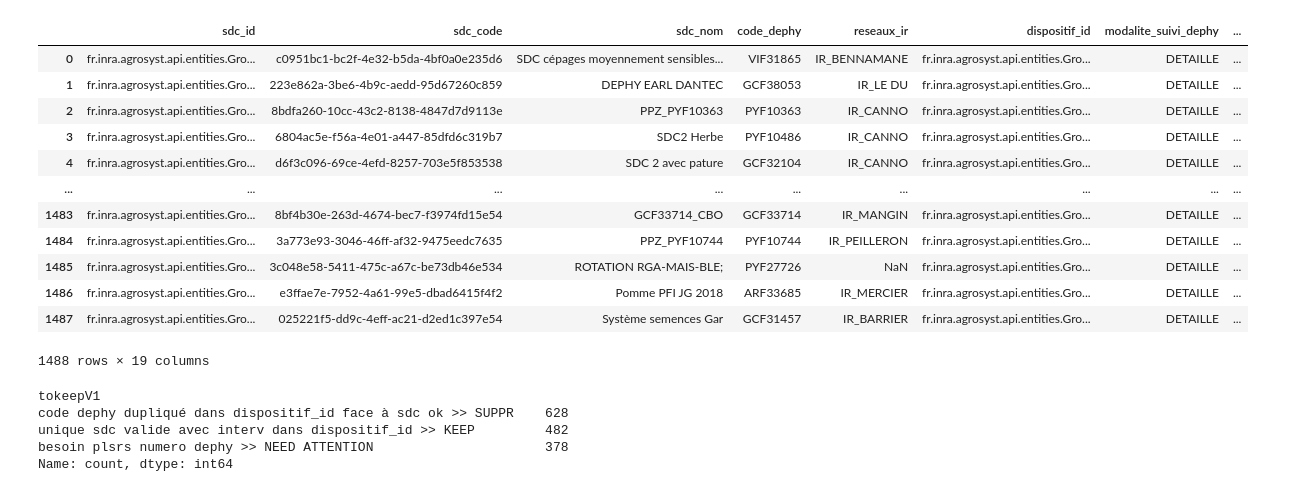
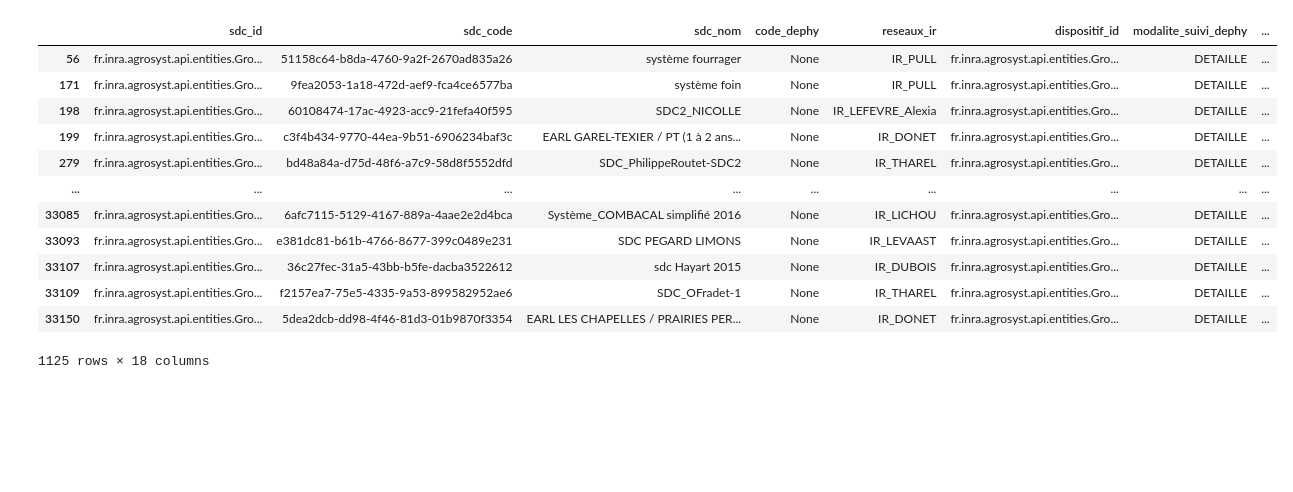
Before and after one commit to beren2/catalogue_script_agrosyst, a Jupyter notebook: thomas_prolong_numdephy/nettoyage_numdephy.ipynb, the cells around one changed output. Saved outputs shown, nothing was run; the diff lists cells and outputs as text; code cells hidden in the pictures; blank space fills up the shorter version.

```diff
--- a/thomas_prolong_numdephy/nettoyage_numdephy.ipynb
+++ b/thomas_prolong_numdephy/nettoyage_numdephy.ipynb
@@ -114 +98,45 @@ dfferme['tokeep'] = np.where(
+# %%
+# Pour tout les sdc, qu'il soit en allégé ou en détaillé, vide ou saisi, mal ou bien, on cherche à capturer tout les numéros déphy associé
+# via le sdc_code d'abord, puis par le dispositif_id, puis le dispositif_code, domaine_id et domaine code
+
+colonnes = ['sdc_code', 'dispositif_id', 'dispositif_code', 'domaine_id', 'domaine_code']
+
+dfs = {
+    col: dfferme.groupby(col)['code_dephy']
+          .agg(lambda x:
+               None if (col.endswith('_code') and x.dropna().empty) or (col.endswith('_id') and len(x)==1 and x.dropna().empty) else
+               x.dropna().unique().tolist() if col.endswith('_code')
+               else x.tolist())
+          .reset_index(name=f'code_dephy_{col}')
+    for col in colonnes
+}
+
+for col in colonnes:
+    dfferme = dfferme.merge(dfs[col], on=col, how='left')
+del dfs
+
+# exemple
+dfferme.loc[(dfferme['code_dephy'].isnull()) & (dfferme['modalite_suivi_dephy'] != 'ALLEGE')]
+
+# Interprétation :
+# Si numéro dephy vide et code_dephy_sdc_code existe, le prendre
+# SAUF si exactement le même nuémro dephy dans code_dephy_dispositif_id. Cela siginifie que l'utilisateur a recrée un sdc qu'il a préféré passé comme principale
+# Si plusieurs code_dephy_sdc_code existe... que faire ?
+# Si numéro dephy vide et code_dephy_sdc_code vide, voir si code_dephy_dispositif_id est vide, si c'est le cas prendre code_dephy_dispositif_code. Cela siginifie que l'utilisateur a bien aucun autre sdc dans le dispositif_id qu'il a préféré et qu'il a juste oublié de marqué le numéro DEPHY, qui est donc celui du dipositif_code !
+# Si plusieurs code_dephy_dispositif_id existe c'est surement que l'utilisateur a plusieurs sdc dans le meme dispositif_id et que chacun a son propre numéro DEPHY. Ce qu est bien !
+# Me principe pour domaine_id et du domaine_code
+# %% [output]
+|  | sdc_id | sdc_code | sdc_nom | code_dephy | reseaux_ir | dispositif_id | modalite_suivi_dephy | ... |
+| 56 | fr.inra.agrosyst.api.entities.Gro... | 51158c64-b8da-4760-9a2f-2670ad835a26 | système fourrager | None | IR_PULL | fr.inra.agrosyst.api.entities.Gro... | DETAILLE | ... |
+| 171 | fr.inra.agrosyst.api.entities.Gro... | 9fea2053-1a18-472d-aef9-fca4ce6577ba | système foin | None | IR_PULL | fr.inra.agrosyst.api.entities.Gro... | DETAILLE | ... |
+| 198 | fr.inra.agrosyst.api.entities.Gro... | 60108474-17ac-4923-acc9-21fefa40f595 | SDC2_NICOLLE | None | IR_LEFEVRE_Alexia | fr.inra.agrosyst.api.entities.Gro... | DETAILLE | ... |
+| 199 | fr.inra.agrosyst.api.entities.Gro... | c3f4b434-9770-44ea-9b51-6906234baf3c | EARL GAREL-TEXIER / PT (1 à 2 ans... | None | IR_DONET | fr.inra.agrosyst.api.entities.Gro... | DETAILLE | ... |
+| 279 | fr.inra.agrosyst.api.entities.Gro... | bd48a84a-d75d-48f6-a7c9-58d8f5552dfd | SDC_PhilippeRoutet-SDC2 | None | IR_THAREL | fr.inra.agrosyst.api.entities.Gro... | DETAILLE | ... |
+| ... | ... | ... | ... | ... | ... | ... | ... | ... |
+| 33085 | fr.inra.agrosyst.api.entities.Gro... | 6afc7115-5129-4167-889a-4aae2e2d4bca | Système_COMBACAL simplifié 2016 | None | IR_LICHOU | fr.inra.agrosyst.api.entities.Gro... | DETAILLE | ... |
+| 33093 | fr.inra.agrosyst.api.entities.Gro... | e381dc81-b61b-4766-8677-399c0489e231 | SDC PEGARD LIMONS | None | IR_LEVAAST | fr.inra.agrosyst.api.entities.Gro... | DETAILLE | ... |
+| 33107 | fr.inra.agrosyst.api.entities.Gro... | 36c27fec-31a5-43bb-b5fe-dacba3522612 | sdc Hayart 2015 | None | IR_DUBOIS | fr.inra.agrosyst.api.entities.Gro... | DETAILLE | ... |
+| 33109 | fr.inra.agrosyst.api.entities.Gro... | f2157ea7-75e5-4335-9a53-899582952ae6 | SDC_OFradet-1 | None | IR_THAREL | fr.inra.agrosyst.api.entities.Gro... | DETAILLE | ... |
+| 33150 | fr.inra.agrosyst.api.entities.Gro... | 5dea2dcb-dd98-4f46-81d3-01b9870f3354 | EARL LES CHAPELLES / PRAIRIES PER... | None | IR_DONET | fr.inra.agrosyst.api.entities.Gro... | DETAILLE | ... |
+1125 rows × 18 columns
 # %%
@@ -158,35 +159,0 @@ who_cdephy_dispo_lvl = interv_who_sdc_lvl.groupby(['dispositif_id', 'code_dephy'
-# %%
-sdc_multiple_cdephy_keep_and_suppr = sdc_cdephy_for_who.merge(who_cdephy_dispo_lvl, on=['dispositif_id','code_dephy'], how='left')
-
-sdc_multiple_cdephy_keep_and_suppr['tokeepV1'] = np.where(
-    sdc_multiple_cdephy_keep_and_suppr['sdc_id_by_nb_intv_sup_0'].isnull(),
-    'besoin plsrs numero dephy >> NEED ATTENTION',
-        np.where(
-        sdc_multiple_cdephy_keep_and_suppr['sdc_id_by_nb_intv_sup_0'] == sdc_multiple_cdephy_keep_and_suppr['sdc_id'],
-        'unique sdc valide avec interv dans dispositif_id >> KEEP',
-        'code dephy dupliqué dans dispositif_id face à sdc ok >> SUPPR')
-)
-
-display(sdc_multiple_cdephy_keep_and_suppr)
-print(sdc_multiple_cdephy_keep_and_suppr['tokeepV1'].value_counts())
-
-dfferme=dfferme.merge(sdc_multiple_cdephy_keep_and_suppr[['sdc_id','tokeepV1']], on='sdc_id', how = 'left')
-# %% [output]
-|  | sdc_id | sdc_code | sdc_nom | code_dephy | reseaux_ir | dispositif_id | modalite_suivi_dephy | ... |
-| 0 | fr.inra.agrosyst.api.entities.Gro... | c0951bc1-bc2f-4e32-b5da-4bf0a0e235d6 | SDC cépages moyennement sensibles... | VIF31865 | IR_BENNAMANE | fr.inra.agrosyst.api.entities.Gro... | DETAILLE | ... |
-| 1 | fr.inra.agrosyst.api.entities.Gro... | 223e862a-3be6-4b9c-aedd-95d67260c859 | DEPHY EARL DANTEC | GCF38053 | IR_LE DU | fr.inra.agrosyst.api.entities.Gro... | DETAILLE | ... |
-| 2 | fr.inra.agrosyst.api.entities.Gro... | 8bdfa260-10cc-43c2-8138-4847d7d9113e | PPZ_PYF10363 | PYF10363 | IR_CANNO | fr.inra.agrosyst.api.entities.Gro... | DETAILLE | ... |
-| 3 | fr.inra.agrosyst.api.entities.Gro... | 6804ac5e-f56a-4e01-a447-85dfd6c319b7 | SDC2 Herbe | PYF10486 | IR_CANNO | fr.inra.agrosyst.api.entities.Gro... | DETAILLE | ... |
-| 4 | fr.inra.agrosyst.api.entities.Gro... | d6f3c096-69ce-4efd-8257-703e5f853538 | SDC 2 avec pature | GCF32104 | IR_CANNO | fr.inra.agrosyst.api.entities.Gro... | DETAILLE | ... |
-| ... | ... | ... | ... | ... | ... | ... | ... | ... |
-| 1483 | fr.inra.agrosyst.api.entities.Gro... | 8bf4b30e-263d-4674-bec7-f3974fd15e54 | GCF33714_CBO | GCF33714 | IR_MANGIN | fr.inra.agrosyst.api.entities.Gro... | DETAILLE | ... |
-| 1484 | fr.inra.agrosyst.api.entities.Gro... | 3a773e93-3046-46ff-af32-9475eedc7635 | PPZ_PYF10744 | PYF10744 | IR_PEILLERON | fr.inra.agrosyst.api.entities.Gro... | DETAILLE | ... |
-| 1485 | fr.inra.agrosyst.api.entities.Gro... | 3c048e58-5411-475c-a67c-be73db46e534 | ROTATION RGA-MAIS-BLE; | PYF27726 | NaN | fr.inra.agrosyst.api.entities.Gro... | DETAILLE | ... |
-| 1486 | fr.inra.agrosyst.api.entities.Gro... | e3ffae7e-7952-4a61-99e5-dbad6415f4f2 | Pomme PFI JG 2018 | ARF33685 | IR_MERCIER | fr.inra.agrosyst.api.entities.Gro... | DETAILLE | ... |
-| 1487 | fr.inra.agrosyst.api.entities.Gro... | 025221f5-dd9c-4eff-ac21-d2ed1c397e54 | Système semences Gar | GCF31457 | IR_BARRIER | fr.inra.agrosyst.api.entities.Gro... | DETAILLE | ... |
-1488 rows × 19 columns
-tokeepV1
-code dephy dupliqué dans dispositif_id face à sdc ok >> SUPPR    628
-unique sdc valide avec interv dans dispositif_id >> KEEP         482
-besoin plsrs numero dephy >> NEED ATTENTION                      378
-Name: count, dtype: int64
```
Also changed, not shown: parts of 21 cells of this notebook.
